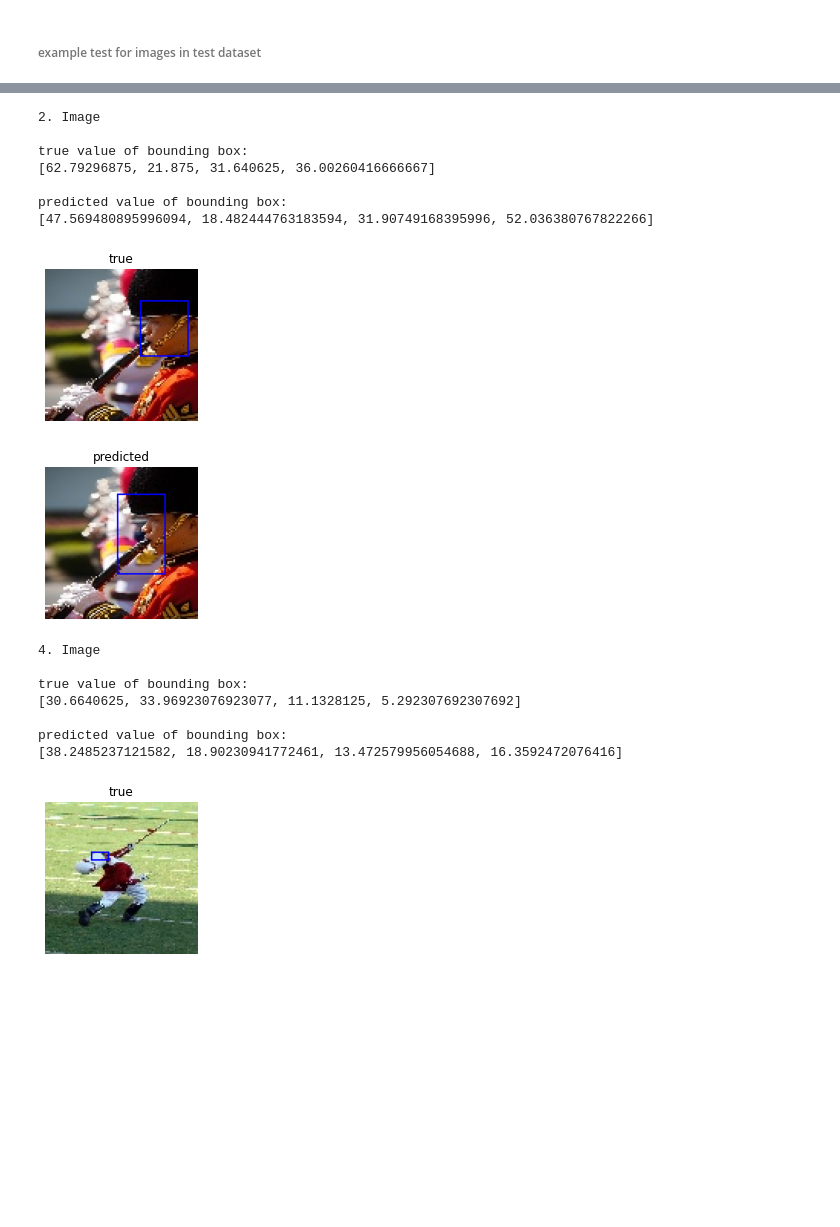
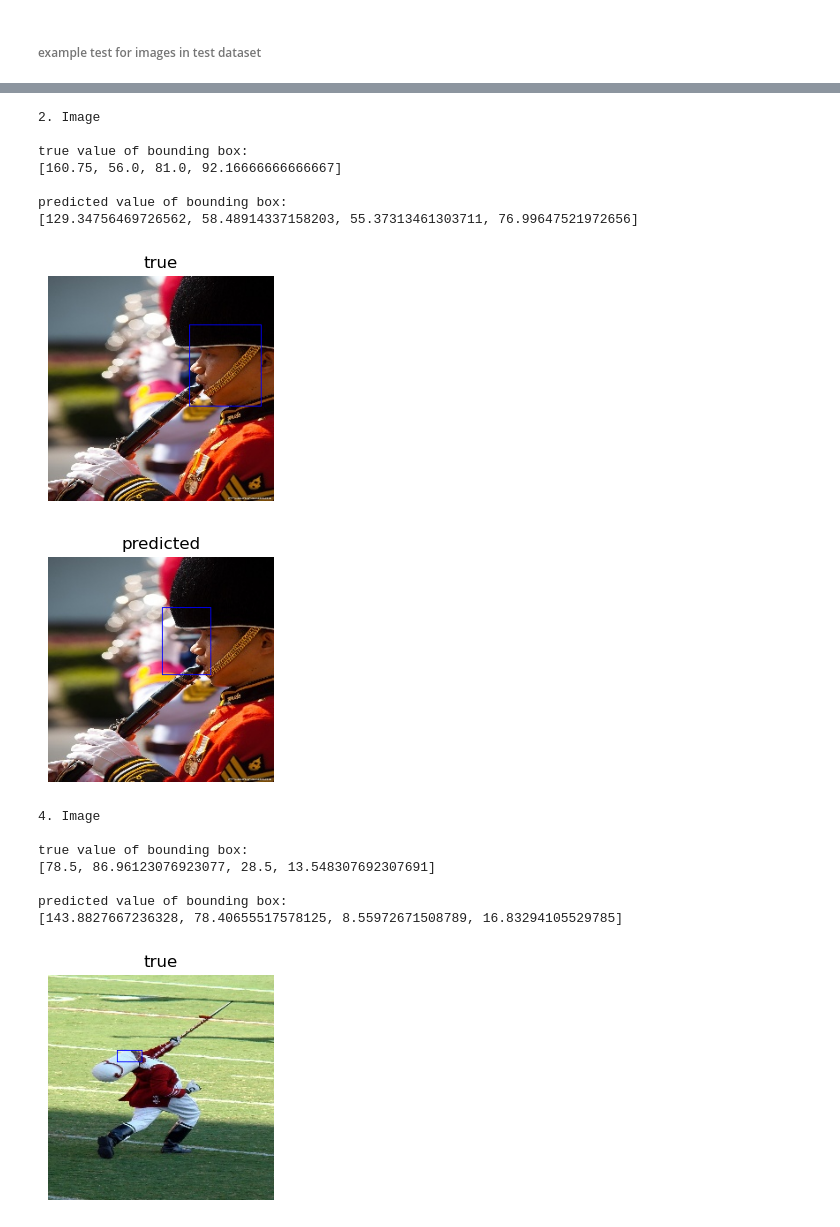
Before and after one commit to APJukic/NEUMRE-Face-tracking-by-using-CNNs, a Jupyter notebook: face-tracking.ipynb, the cells around one changed output, grey strips where cells are left out. Saved outputs shown, nothing was run; the diff lists cells and outputs as text; code cells hidden in the pictures; blank space fills up the shorter version.

Commit message:
novi model, gpu support, eval fja

```diff
--- a/face-tracking.ipynb
+++ b/face-tracking.ipynb
@@ -340,13 +436,11 @@ while i < len(images_info_train):
 # %%
-import torch
-import torch.nn as nn
-
-def train_model(net, dataloader, batchSize, epochs, lr_rate, momentum):
+def train_model(net, dataloader, batchSize, epochs, lr_rate, momentum, device):
     criterion = nn.MSELoss()
     optimization = optim.SGD(net.parameters(), lr=lr_rate, momentum=momentum)
     scheduler = optim.lr_scheduler.StepLR(optimization, step_size=30, gamma=0.1)
 
     for epoch in range(epochs):
+        net.train()
 
         loss_avg = 0
 
@@ -355,16 +449,24 @@ def train_model(net, dataloader, batchSize, epochs, lr_rate, momentum):
 
             inputs, labels = data
 
-            inputs, labels = inputs.view(batchSize, 3, 100, 100), labels.view(batchSize, 4)
+            inputs, labels = inputs.view(batchSize, 3, 256, 256), labels.view(batchSize, 4)
 
-            outputs = net(inputs)
+            outputs = net(inputs.to(device))
 
-            loss = criterion(outputs, labels)
+            loss = criterion(outputs.to(device), labels.to(device))
             loss.backward()
             optimization.step()
 
             loss_avg = loss_avg + loss.item()
 
         scheduler.step()
-        print("epoch: " + str(epoch) + " , loss: " + str(loss_avg/batchSize))
+        print("epoch " + str(epoch+1) + ".  loss: " + str(loss_avg/batchSize))
+
+        net.eval()
+        test_loss = evaluate(net, criterion, test_size, device)
+        print("     avg test loss for this epoch: " + str(test_loss))
+
+        if test_loss < 1000.00:
+            torch.save(model.state_dict(), './model-' + str(epoch+1) + '.pth')
+            break
 # %%
@@ -390,22 +489,15 @@ class training_dataset(Dataset):
 # %%
 ts = training_dataset()
 # %%
-import torch.optim as optim
-
 learning_rate = 0.000001
 momentum = 0.9
 batch = 20
 no_of_workers = 0
 shuffle = True
-epochs = 10
+epochs = 50
 
-dataLoader = DataLoader(
+train_loader = DataLoader(
         dataset=ts,
         batch_size=batch,
         shuffle=shuffle,
         num_workers=no_of_workers)
-
-model = cnn_model()
-model.train()
-
-train_model(model, dataLoader, batch, epochs, learning_rate, momentum)
@@ -422,0 +504,2 @@ epoch : 10/10 ,  loss: 1966.6181381225585
+# %%
+train_model(model, train_loader, batch, epochs, learning_rate, momentum, device)
@@ -434,8 +559,8 @@ def test_image(index):
     #image_true = cv2.resize(image, (600, 800))
 
     inputs = torch.Tensor(np.array(img).ravel())
-    inputs = inputs.view(1,3, 100, 100)
-    predict = torch.squeeze(model(inputs)).tolist()
+    inputs = inputs.view(1, 3, 256, 256)
+    predict = torch.squeeze(model(inputs.to(device)).detach().cpu()).tolist()
 
     print("true value of bounding box:")
     print(images_info_test[index][1:])
@@ -465,6 +590,9 @@ def test_image(index):
 # %%
 #test for images in test dataset
 pics = [0, 2, 4]
+model.load_state_dict(torch.load('./model.pth'))
+model.eval()
+
 for i in pics:
     print(str(i) + ". Image")
     print()
@@ -482,17 +610,17 @@ predicted value of bounding box:
 2. Image
 
 true value of bounding box:
-[62.79296875, 21.875, 31.640625, 36.00260416666667]
+[160.75, 56.0, 81.0, 92.16666666666667]
 
 predicted value of bounding box:
-[47.569480895996094, 18.482444763183594, 31.90749168395996, 52.036380767822266]
+[129.34756469726562, 58.48914337158203, 55.37313461303711, 76.99647521972656]
-[figure, old version]
+[figure, new version]
-[figure, old version]
+[figure, new version]
 4. Image
 
 true value of bounding box:
-[30.6640625, 33.96923076923077, 11.1328125, 5.292307692307692]
+[78.5, 86.96123076923077, 28.5, 13.548307692307691]
 
 predicted value of bounding box:
-[38.2485237121582, 18.90230941772461, 13.472579956054688, 16.3592472076416]
+[143.8827667236328, 78.40655517578125, 8.55972671508789, 16.83294105529785]
-[figure, old version]
+[figure, new version]
```
Also changed, not shown: parts of 20 cells of this notebook.
